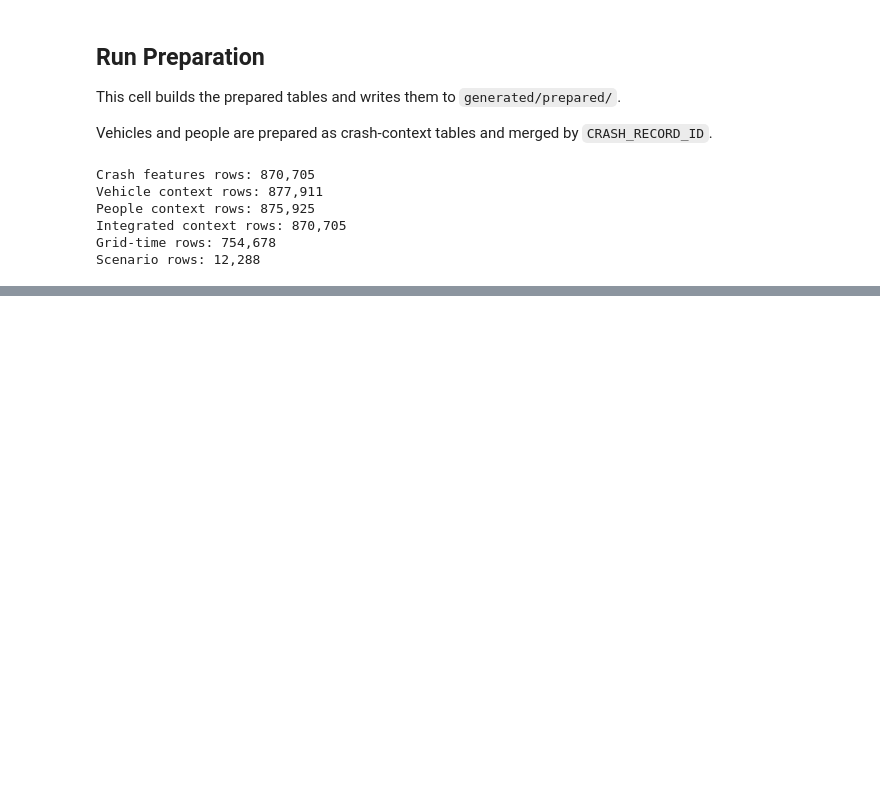
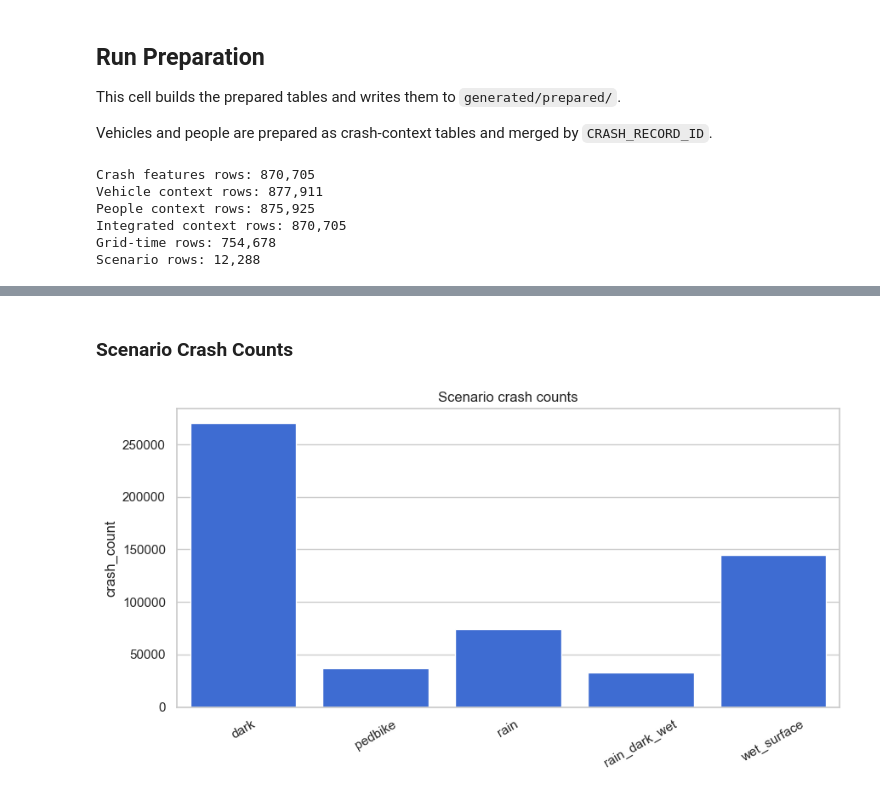
Before and after one commit to resent02/data-mining-project, a Jupyter notebook: crisp_stages/code/phase3/crisp_dm_phase3_data_preparation.ipynb, the cells around one changed output, grey strips where cells are left out. Cells and saved outputs as stored; diff of their text form; code cells hidden in the pictures; blank space fills up the shorter version.

```diff
--- a/crisp_stages/code/phase3/crisp_dm_phase3_data_preparation.ipynb
+++ b/crisp_stages/code/phase3/crisp_dm_phase3_data_preparation.ipynb
@@ -784,0 +1004,13 @@ top_grids
+# %% [markdown]
+### Scenario Crash Counts
+# %%
+scenario_plot = scenario_summary.loc[scenario_summary["scenario_name"] != "overall"].copy()
+
+fig, ax = plt.subplots(figsize=(9, 4.8))
+sns.barplot(data=scenario_plot, x="scenario_name", y="crash_count", ax=ax, color="#2563eb")
+ax.set_title("Scenario crash counts")
+ax.set_xlabel("")
+ax.tick_params(axis="x", rotation=30)
+plt.tight_layout()
+# %% [output]
+[figure, added]
```
Also changed, not shown: parts of 25 cells of this notebook, 4 other files.
